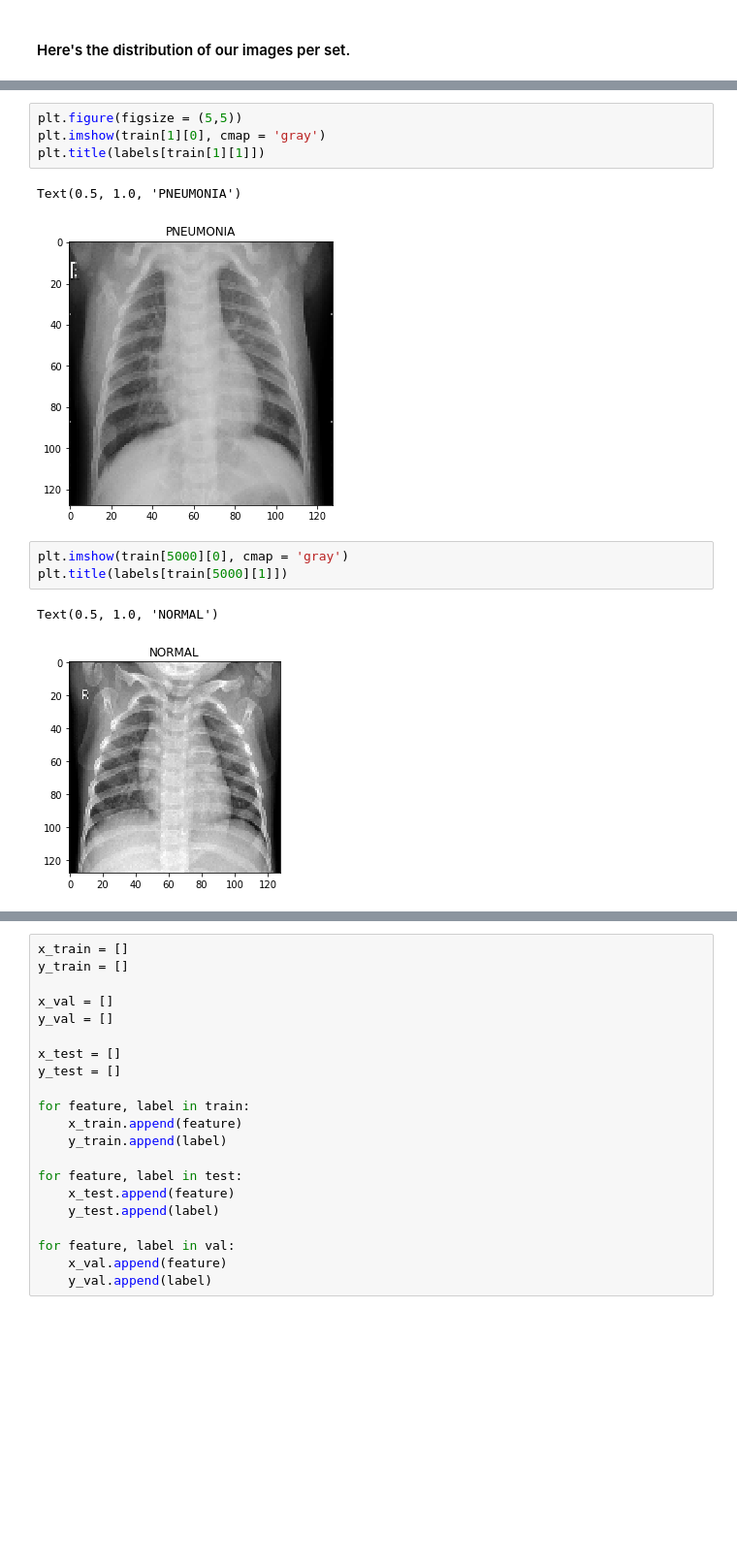
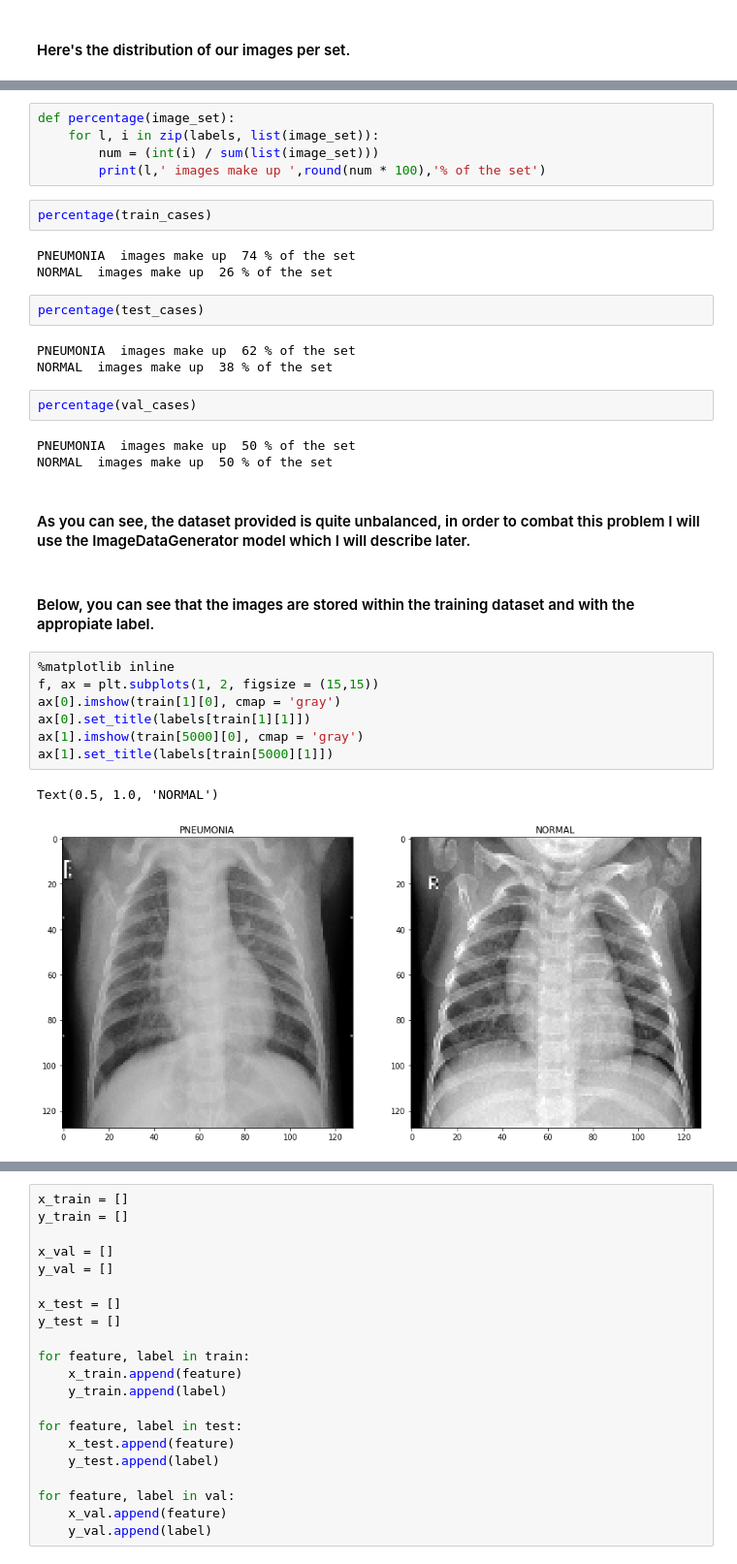
Before and after one commit to ta-data-bcn/Project-Week-8-Final-Project, a Jupyter notebook: your-project/Notebooks/01 Image Processing_CNN Model_Pneumonia_LargerDataset.ipynb, the cells around one changed output, grey strips where cells are left out. Shown at 97% size. Cells and saved outputs as stored; diff of their text form; blank space fills up the shorter version.

```diff
--- a/your-project/Notebooks/01 Image Processing_CNN Model_Pneumonia_LargerDataset.ipynb
+++ b/your-project/Notebooks/01 Image Processing_CNN Model_Pneumonia_LargerDataset.ipynb
@@ -102,13 +123,34 @@ plt.show()
-# %%
-plt.figure(figsize = (5,5))
-plt.imshow(train[1][0], cmap = 'gray')
-plt.title(labels[train[1][1]])
-# %% [output]
-Text(0.5, 1.0, 'PNEUMONIA')
-[figure, removed]
-# %%
-plt.imshow(train[5000][0], cmap = 'gray')
-plt.title(labels[train[5000][1]])
-# %% [output]
-Text(0.5, 1.0, 'NORMAL')
-[figure, removed]
+# %%
+def percentage(image_set):
+    for l, i in zip(labels, list(image_set)):
+        num = (int(i) / sum(list(image_set)))
+        print(l,' images make up ',round(num * 100),'% of the set')
+# %%
+percentage(train_cases)
+# %% [output]
+PNEUMONIA  images make up  74 % of the set
+NORMAL  images make up  26 % of the set
+# %%
+percentage(test_cases)
+# %% [output]
+PNEUMONIA  images make up  62 % of the set
+NORMAL  images make up  38 % of the set
+# %%
+percentage(val_cases)
+# %% [output]
+PNEUMONIA  images make up  50 % of the set
+NORMAL  images make up  50 % of the set
+# %% [markdown]
+#### As you can see, the dataset provided is quite unbalanced, in order to combat this problem I will use the ImageDataGenerator model which I will describe later.
+# %% [markdown]
+#### Below, you can see that the images are stored within the training dataset and with the appropiate label.
+# %%
+%matplotlib inline
+f, ax = plt.subplots(1, 2, figsize = (15,15))
+ax[0].imshow(train[1][0], cmap = 'gray')
+ax[0].set_title(labels[train[1][1]])
+ax[1].imshow(train[5000][0], cmap = 'gray')
+ax[1].set_title(labels[train[5000][1]])
+# %% [output]
+Text(0.5, 1.0, 'NORMAL')
+[figure, added]
```
Also changed, not shown: parts of 33 cells of this notebook.
